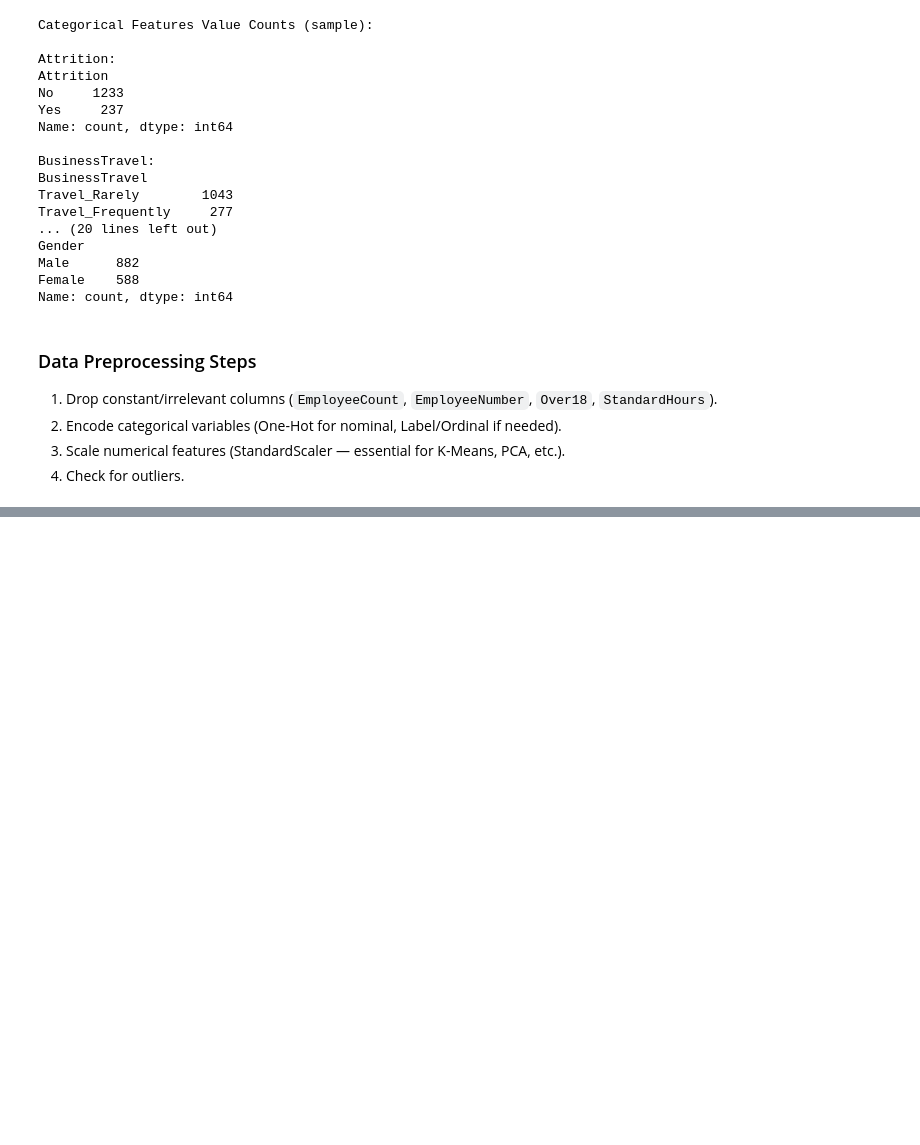
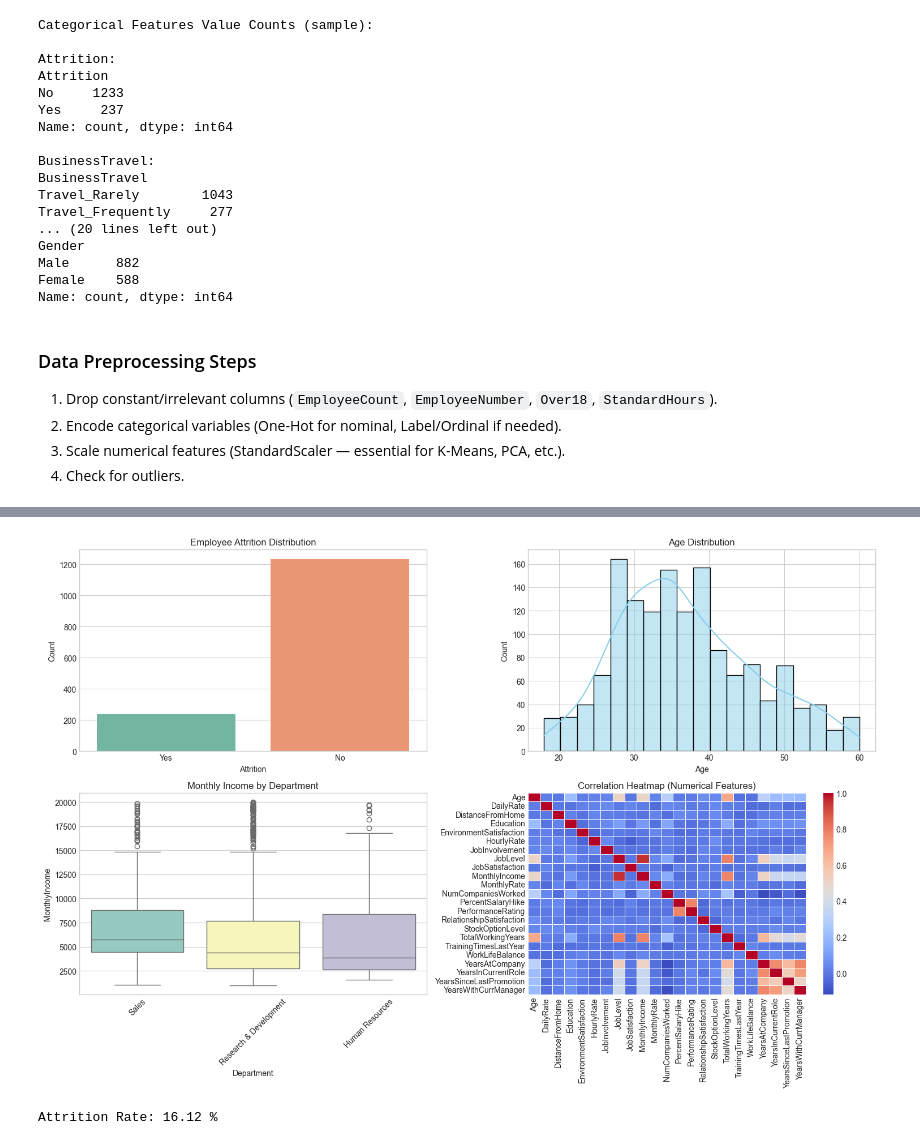
Before and after one commit to Sarim-web/PKCERT_aiml_internship, a Jupyter notebook: PKCERT_internship_task12/notebooks/Task12_Clustering_Dimensionality_Reduction.ipynb, the cells around one changed output, grey strips where cells are left out. Cells and saved outputs as stored; diff of their text form; code cells hidden in the pictures; blank space fills up the shorter version.

```diff
--- a/PKCERT_internship_task12/notebooks/Task12_Clustering_Dimensionality_Reduction.ipynb
+++ b/PKCERT_internship_task12/notebooks/Task12_Clustering_Dimensionality_Reduction.ipynb
@@ -168,0 +176,35 @@ print("Data is now scaled and ready for clustering & dimensionality reduction.")
+# %%
+# Set figure size for better readability
+plt.figure(figsize=(15, 10))
+
+# 1. Attrition Distribution (for context)
+plt.subplot(2, 2, 1)
+sns.countplot(data=df_original, x='Attrition', palette='Set2')
+plt.title('Employee Attrition Distribution')
+plt.ylabel('Count')
+
+# 2. Age Distribution
+plt.subplot(2, 2, 2)
+sns.histplot(data=df_original, x='Age', kde=True, color='skyblue')
+plt.title('Age Distribution')
+
+# 3. Monthly Income by Department
+plt.subplot(2, 2, 3)
+sns.boxplot(data=df_original, x='Department', y='MonthlyIncome', palette='Set3')
+plt.title('Monthly Income by Department')
+plt.xticks(rotation=45)
+
+# 4. Correlation Heatmap (Numerical Features Only)
+plt.subplot(2, 2, 4)
+corr_matrix = df_original[numerical_cols].corr()
+sns.heatmap(corr_matrix, cmap='coolwarm', annot=False, linewidths=0.5)
+plt.title('Correlation Heatmap (Numerical Features)')
+
+plt.tight_layout()
+plt.show()
+
+# Additional summary
+print("Attrition Rate:", round(df_original['Attrition'].value_counts(normalize=True)['Yes'] * 100, 2), "%")
+# %% [output]
+[figure, added]
+Attrition Rate: 16.12 %
```
Also changed, not shown: parts of 5 cells of this notebook.
